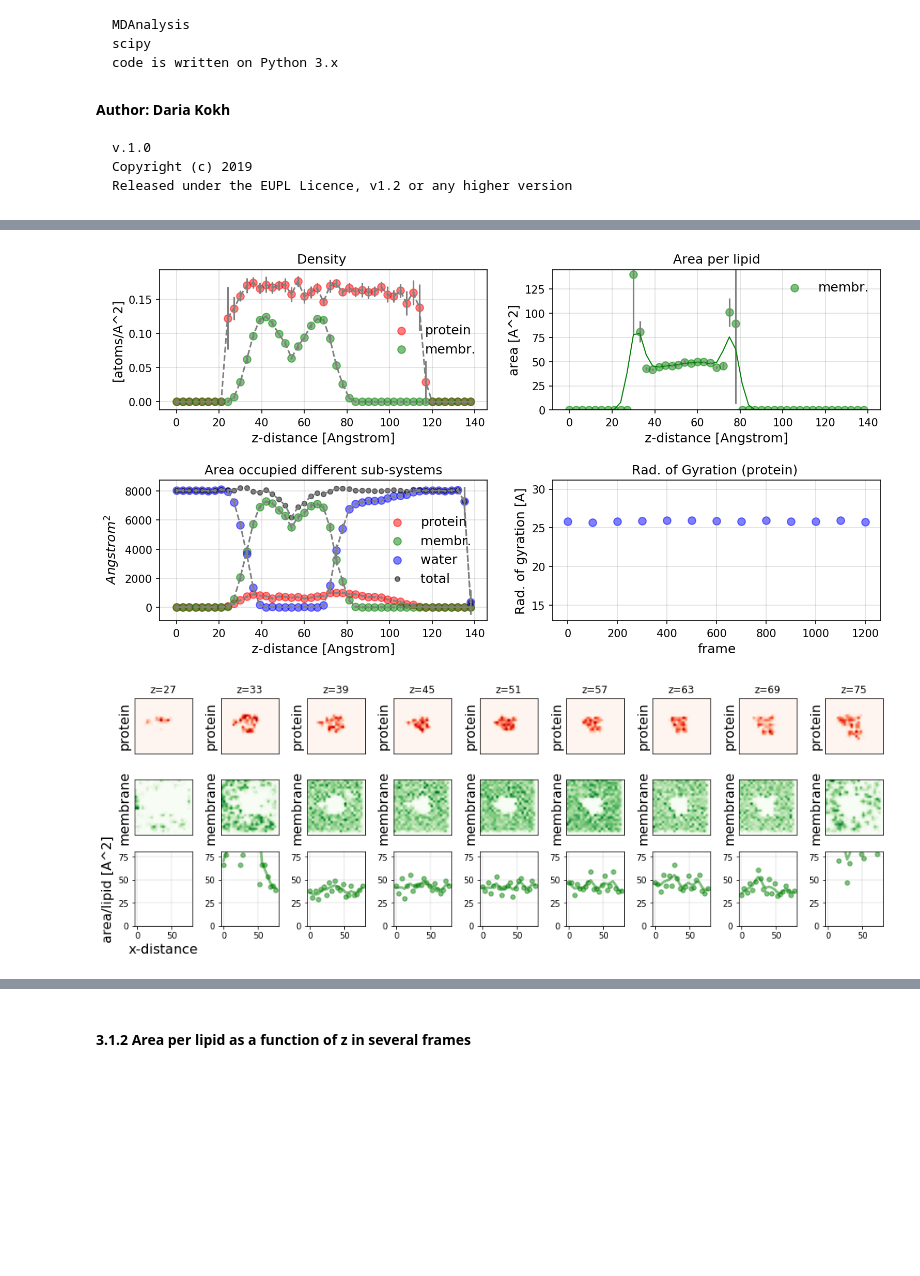
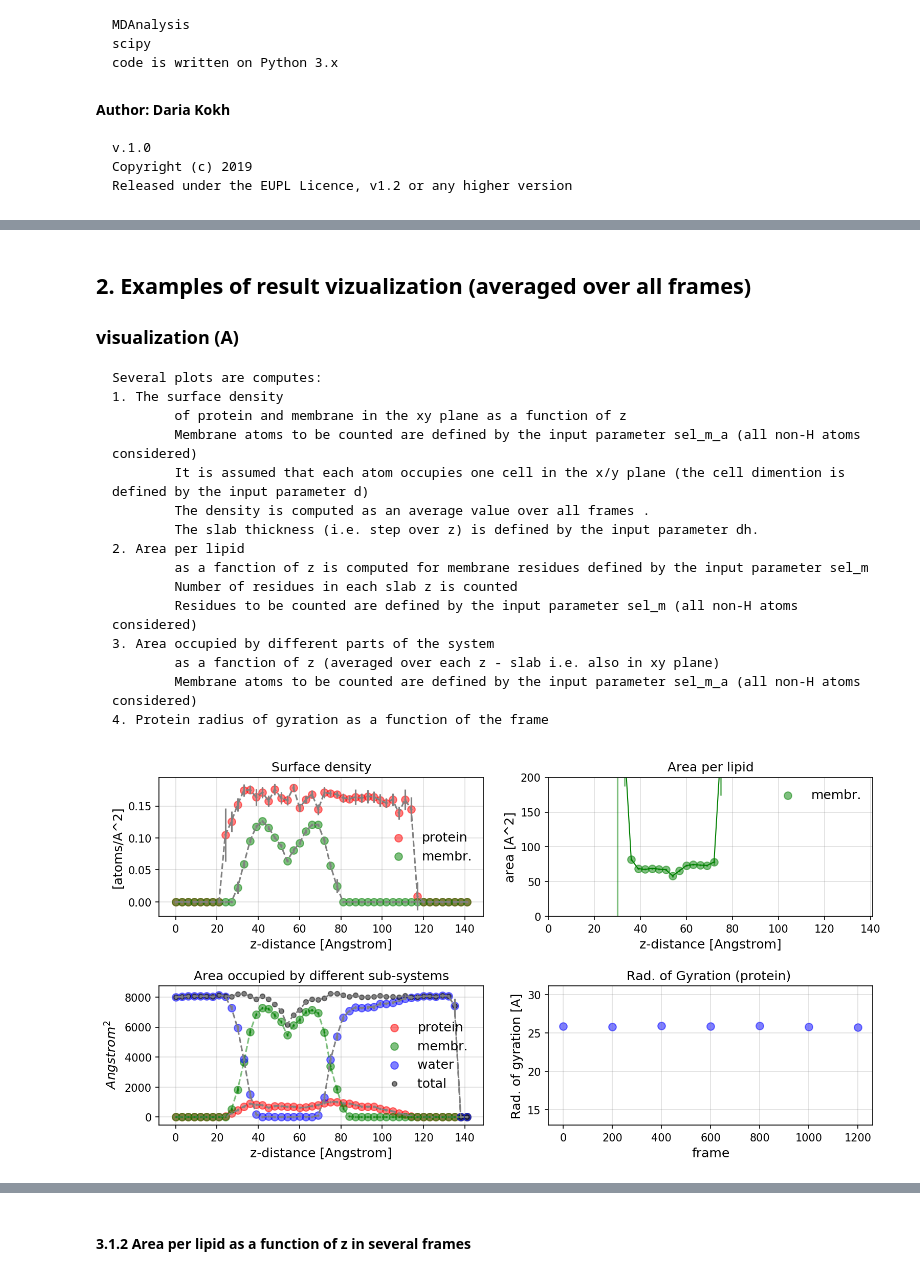
Before and after one commit to DKokh/MD-trajectory_analysis, a Jupyter notebook: membrane_analysis_example.ipynb, the cells around one changed output, grey strips where cells are left out. Drawn from its saved outputs; the diff is of its cells as text; code cells hidden in the pictures; blank space fills up the shorter version.

```diff
--- a/membrane_analysis_example.ipynb
+++ b/membrane_analysis_example.ipynb
@@ -68,0 +43,32 @@ frames analyzed:  10  current frame:  1200
+# %%
+from Scripts.Membrane_analysis import *
+
+Christina = False
+# define reference PDB file and trajectory file
+if Christina:
+    ref = "Data/Christina/step7.10_production.gro"
+    traj = "Data/Christina/step7.1-10_production_skip10_mol.xtc"
+else:
+    ref =  "Data/4MQT/AMBER_eq/ORTO-CHL-prod8-NPT.pdb"
+    traj = "Data/4MQT/NAMD_eq/Replica1/ORT-CHL_repl.dcd"
+
+if Christina:
+    # selection of all membrane residues
+    all_membrane = "(not protein) and  (not resname SOD CLA TIP3) "
+    # selection of residues to compute area per lipid :
+    # one can select either all lipids:
+    residue_membrane = all_membrane + " and (not resname CER18, BGLC, BGAL, ANE5A) "
+    # or just one lipid:
+    residue_membrane = "resname CHL*"
+
+    Mem = Membrane_properties(ref, d = 4,dh = 4, interval=(1,10,1),sel_m = residue_membrane, \
+        sel_m_a = all_membrane, align_mem = True, sel_align= "(resname DPPC POPC and name P*)",shift_z=30)
+else:
+    residue_membrane ="resname CHL*"
+    Mem = Membrane_properties(ref,sel_ligands = " IXO ",d=4,interval=(200,-1,200),sel_m = residue_membrane , \
+                              sel_m_a = "resname CHL PC PA PE OL", align_mem = False, sel_align= "(resname PC PE and name P31)")
+
+#-- generate data for each frame
+Mem.Get_info(traj)
+#-- average data averaged over frames
+Mem.Prep4plot()
@@ -69,11 +89,30 @@ frames analyzed:  10  current frame:  1200
+# %% [markdown]
+##  2.  Examples of result vizualization (averaged over all frames)
+###        visualization (A)
+    Several plots are computes:
+    1. The surface density
+            of protein and membrane in the xy plane as a function of z
+            Membrane atoms to be counted are defined by the input parameter sel_m_a (all non-H atoms considered)
+            It is assumed that each atom occupies one cell in the x/y plane (the cell dimention is defined by the input parameter d)
+            The density is computed as an average value over all frames .
+            The slab thickness (i.e. step over z) is defined by the input parameter dh.
+    2. Area per lipid
+            as a fanction of z is computed for membrane residues defined by the input parameter sel_m
+            Number of residues in each slab z is counted
+            Residues to be counted are defined by the input parameter sel_m (all non-H atoms considered)
+    3. Area occupied by different parts of the system
+            as a fanction of z (averaged over each z - slab i.e. also in xy plane)
+            Membrane atoms to be counted are defined by the input parameter sel_m_a (all non-H atoms considered)
+    4. Protein radius of gyration as a function of the frame
 # %%
 import warnings
 warnings.filterwarnings("ignore")
 # plot the variation of membrane parameters over z
 Mem.Plot_mem_prot_wat_dens()
-# plot membrane and protein destribution for several z values
-Mem.Plot_mem_z()
-#Mem.Check()
+# save current array containing area_per_lipid
+if residue_membrane == "resname CHL*":
+    area_per_lipid_CHL = Mem.m_r_per_area
+else:
+    area_per_lipid_all = Mem.m_r_per_area
 # %% [output]
-[figure, old version]
+[figure, new version]
-[figure, removed]
```
Also changed, not shown: parts of 14 cells of this notebook, 4 other files.
